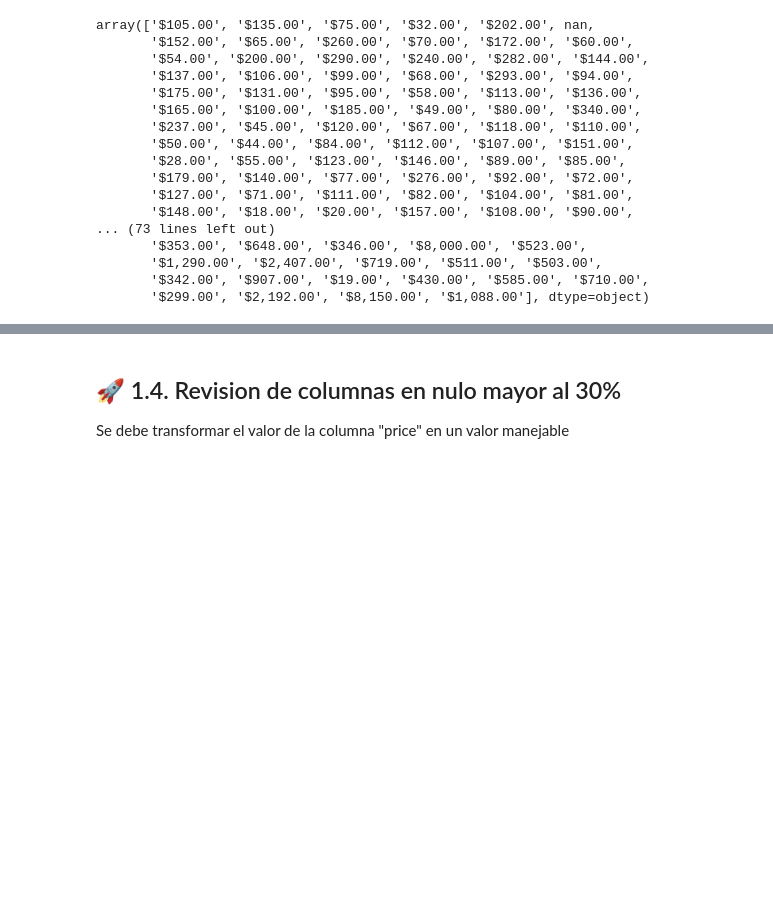
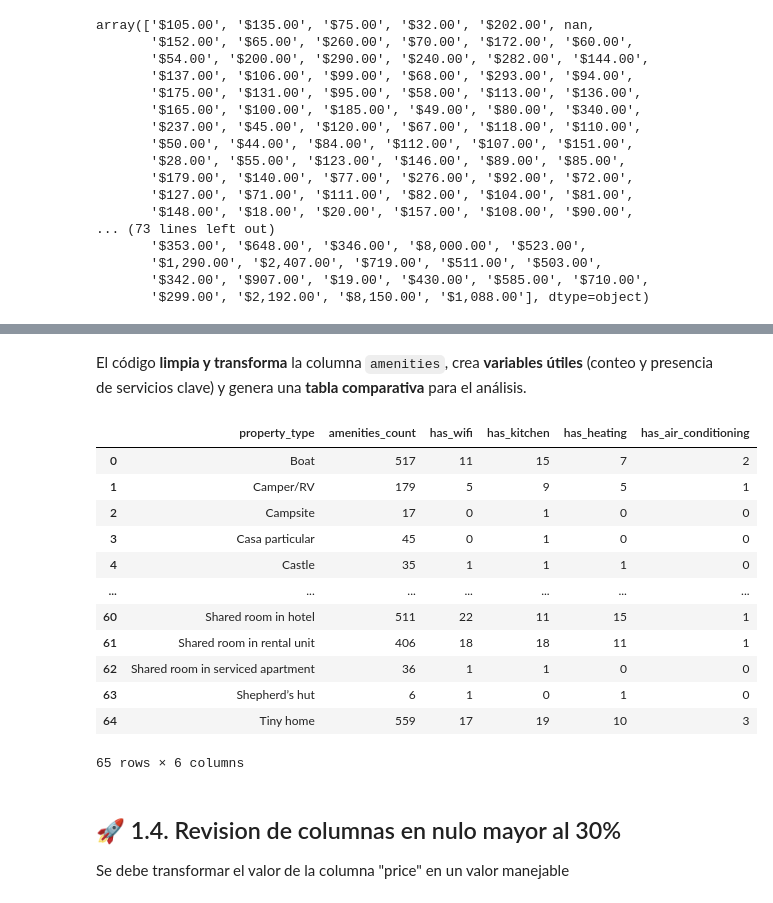
Before and after one commit to ChrisJavier/UIDE_3-WorkGroupProyects, a Jupyter notebook: src/AMGD_CP_W1_E3.ipynb, the cells around one changed output, grey strips where cells are left out. Cells and saved outputs as stored; diff of their text form; code cells hidden in the pictures; blank space fills up the shorter version.

```diff
--- a/src/AMGD_CP_W1_E3.ipynb
+++ b/src/AMGD_CP_W1_E3.ipynb
@@ -135,0 +331,14 @@ array([1.0500e+02, 1.3500e+02, 7.5000e+01, 3.2000e+01, 2.0200e+02,
+# %%
+# Calcula el percentil 75 del precio dentro de cada barrio
+# Es decir, obtiene el valor por encima del cual está el 25% de los precios más al
+p75_barrio = df.groupby('neighbourhood_cleansed')['price'].transform(
+    lambda x: x.quantile(0.75)
+)
+
+# Crea una nueva columna binaria llamada 'is_luxury'
+# Toma el valor 1 si el precio es mayor al percentil 75 de su barrio
+# Toma el valor 0 en caso contrario
+df['is_luxury'] = (df['price'] > p75_barrio).astype(int)
+
+# Cuenta cuántos registros pertenecen a cada categoría (0 = no lujo, 1 = lujo)
+df['is_luxury'].value_counts()
@@ -136,3 +390,64 @@ array([1.0500e+02, 1.3500e+02, 7.5000e+01, 3.2000e+01, 2.0200e+02,
+# %% [markdown]
+El código **limpia y transforma** la columna `amenities`, crea **variables útiles** (conteo y presencia de servicios clave) y genera una **tabla comparativa** para el análisis.
+# %%
+#importacion librerias
+import ast
+import pandas as pd
+
+# Función para convertir la columna 'amenities' de texto a lista
+def parsear_amenities(amenities):
+    # Si el valor es nulo, retorna una lista vacía
+    if pd.isna(amenities):
+        return []
+    try:
+        # Convierte el texto que representa una lista en una lista real de Python
+        return ast.literal_eval(amenities)
+    except (ValueError, SyntaxError):
+      # Si hay errores de formato, retorna una lista vacía
+        return []
+
+# Crea una nueva columna con el número de amenities por alojamiento
+df['amenities_count'] = df['amenities'].apply(parsear_amenities).apply(len)
+
+# Lista de amenities considerados importantes para el análisis
+amenities_importantes = ['Wifi', 'Kitchen', 'Heating', 'Air conditioning']
+
+# Convierte la columna 'amenities' a listas para reutilizarla
+amenities_parsed = df['amenities'].apply(parsear_amenities)
+
+# Crea columnas binarias indicando si cada amenity importante está presente
+for amenity in amenities_importantes:
+    df[f'has_{amenity.lower().replace(" ", "_")}'] = amenities_parsed.apply(
+        # Devuelve 1 si el amenity está presente (ignorando mayúsculas/minúsculas), 0 si no
+        lambda x: int(amenity.lower() in [a.lower() for a in x])
+    )
+
+# Crea una tabla resumen agrupando por tipo de propiedad
+# Se suman los amenities totales y la presencia de amenities importantes
+tabla_resumen = (
+    df
+    .groupby('property_type')[['amenities_count'] +
+        [f'has_{a.lower().replace(" ", "_")}' for a in amenities_importantes]]
+    .sum()
+    .reset_index()
+)
+
+# Muestra la tabla resumen final
+tabla_resumen
+# %% [output]
+|  | property_type | amenities_count | has_wifi | has_kitchen | has_heating | has_air_conditioning |
+| 0 | Boat | 517 | 11 | 15 | 7 | 2 |
+| 1 | Camper/RV | 179 | 5 | 9 | 5 | 1 |
+| 2 | Campsite | 17 | 0 | 1 | 0 | 0 |
+| 3 | Casa particular | 45 | 0 | 1 | 0 | 0 |
+| 4 | Castle | 35 | 1 | 1 | 1 | 0 |
+| ... | ... | ... | ... | ... | ... | ... |
+| 60 | Shared room in hotel | 511 | 22 | 11 | 15 | 1 |
+| 61 | Shared room in rental unit | 406 | 18 | 18 | 11 | 1 |
+| 62 | Shared room in serviced apartment | 36 | 1 | 1 | 0 | 0 |
+| 63 | Shepherd’s hut | 6 | 1 | 0 | 1 | 0 |
+| 64 | Tiny home | 559 | 17 | 19 | 10 | 3 |
+65 rows × 6 columns
 # %% [markdown]
 ## 🚀 1.4. Revision de columnas en nulo mayor al 30%
 
```
Also changed, not shown: parts of 48 cells of this notebook, 1 other file.
